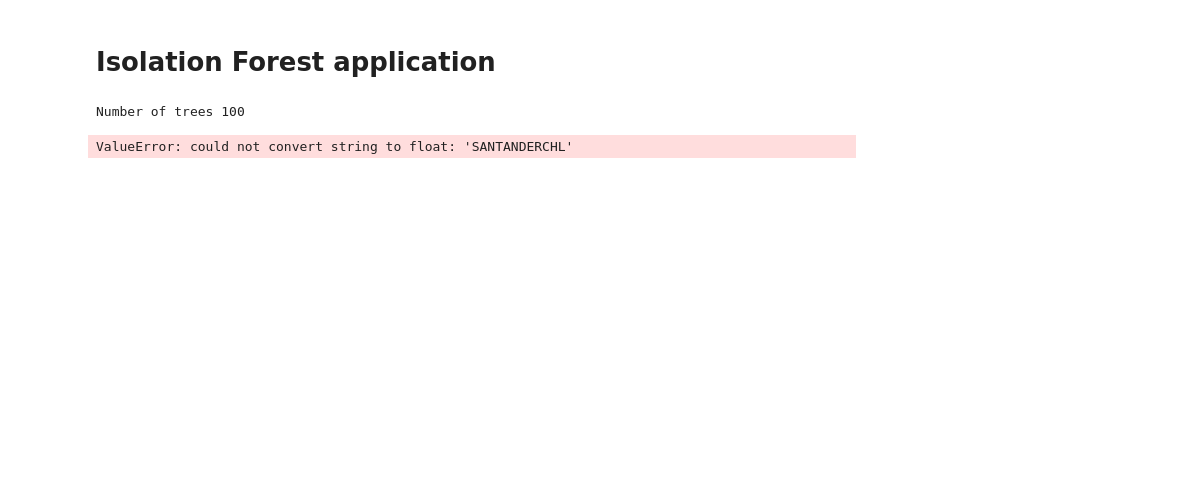
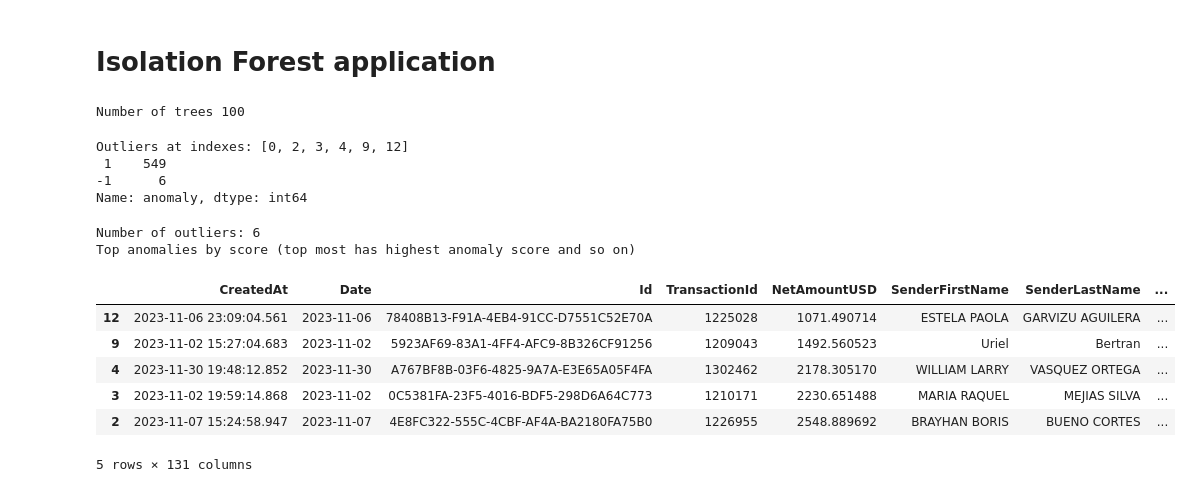
Before and after one commit to Harrynski/Theta_Ray_Anomaly_Detection_repo, a Jupyter notebook: anomaly_detection_MSFT.ipynb, the cells around one changed output. Saved outputs shown, nothing was run; the diff lists cells and outputs as text; code cells hidden in the pictures; blank space fills up the shorter version.

```diff
--- a/anomaly_detection_MSFT.ipynb
+++ b/anomaly_detection_MSFT.ipynb
@@ -166,0 +148,13 @@ Index(['CreatedAt', 'Id', 'TransactionId', 'Client', 'VendorCode',
+# %%
+from sklearn.preprocessing import OneHotEncoder
+
+enc = OneHotEncoder(handle_unknown='ignore')
+categorical_features = ['Client', 'VendorCode','SourceCountry','TargetCountry', 'TargetCurrency']
+X=data[categorical_features]
+
+enc.fit(X)
+codes = enc.transform(X).toarray()
+encoded_categorical_features = enc.get_feature_names_out(categorical_features)
+# %%
+data = pd.concat([data.drop(columns=categorical_features), pd.DataFrame(codes,columns=encoded_categorical_features).astype(int)], axis=1)
+encoded_categorical_features
@@ -226,15 +239,33 @@ print("Number of trees", n_estimators)
 
 clf, pred, scores = apply_isolation_forest(X, n_estimators, contamination=0.01)
 data["anomaly"] = pred
-data["score"] = scores * -1
+data["score"] = scores
 # excluding users who do not have any successful logon history.
 # %% [output]
 Number of trees 100
-ValueError: could not convert string to float: 'SANTANDERCHL'
 # %%
-data = data.loc[data["SuccessfulLogons"] > 0]
 outliers = data.loc[data["anomaly"] == -1]
 outlier_index = list(outliers.index)
 print(f"Outliers at indexes: {outlier_index}")
 # Find the number of anomalies and normal points here points classified -1 are anomalous
 print(data["anomaly"].value_counts())
+# %% [output]
+Outliers at indexes: [0, 2, 3, 4, 9, 12]
+ 1    549
+-1      6
+Name: anomaly, dtype: int64
+# %%
+print("Number of outliers:", outliers.shape[0])
+print("Top anomalies by score (top most has highest anomaly score and so on)")
+outliers = outliers.sort_values(by=["score"], ascending=False)
+display(outliers.head())
+# %% [output]
+Number of outliers: 6
+Top anomalies by score (top most has highest anomaly score and so on)
+|  | CreatedAt | Date | Id | TransactionId | NetAmountUSD | SenderFirstName | SenderLastName | ... |
+| 12 | 2023-11-06 23:09:04.561 | 2023-11-06 | 78408B13-F91A-4EB4-91CC-D7551C52E70A | 1225028 | 1071.490714 | ESTELA PAOLA | GARVIZU AGUILERA | ... |
+| 9 | 2023-11-02 15:27:04.683 | 2023-11-02 | 5923AF69-83A1-4FF4-AFC9-8B326CF91256 | 1209043 | 1492.560523 | Uriel | Bertran | ... |
+| 4 | 2023-11-30 19:48:12.852 | 2023-11-30 | A767BF8B-03F6-4825-9A7A-E3E65A05F4FA | 1302462 | 2178.305170 | WILLIAM LARRY | VASQUEZ ORTEGA | ... |
+| 3 | 2023-11-02 19:59:14.868 | 2023-11-02 | 0C5381FA-23F5-4016-BDF5-298D6A64C773 | 1210171 | 2230.651488 | MARIA RAQUEL | MEJIAS SILVA | ... |
+| 2 | 2023-11-07 15:24:58.947 | 2023-11-07 | 4E8FC322-555C-4CBF-AF4A-BA2180FA75B0 | 1226955 | 2548.889692 | BRAYHAN BORIS | BUENO CORTES | ... |
+5 rows × 131 columns
```
Also changed, not shown: parts of 17 cells of this notebook, 2 other files.
